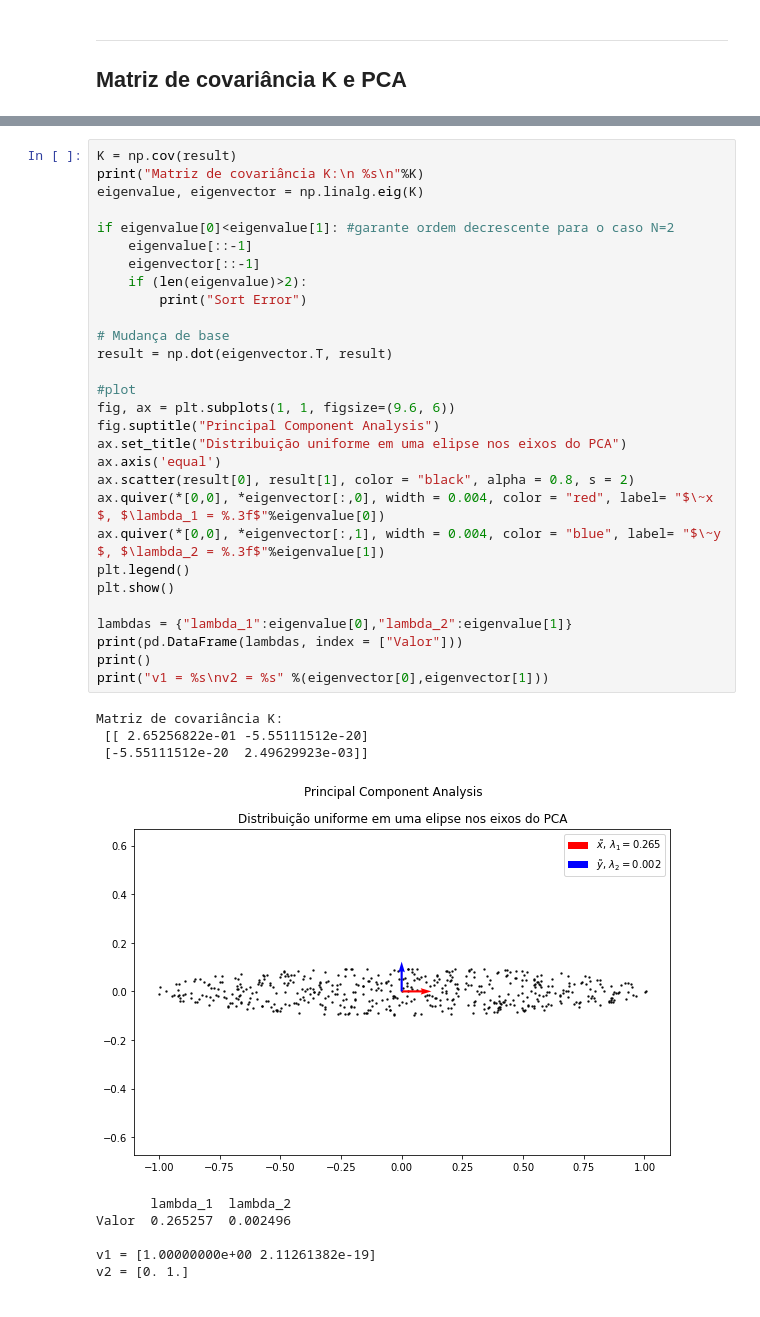
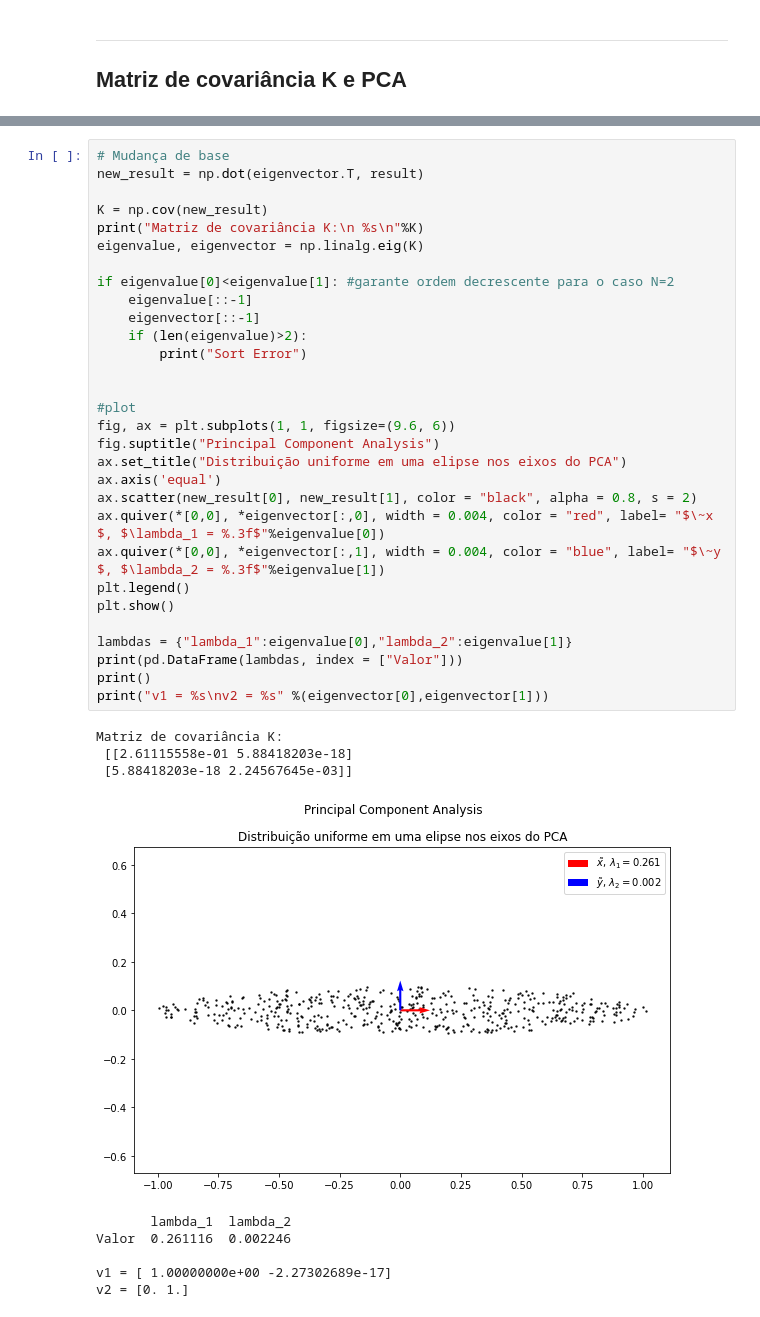
Before and after one commit to filipemarinho/pattern-recognition, a Jupyter notebook: P3/P3.ipynb, the cells around one changed output, grey strips where cells are left out. Saved outputs shown, nothing was run; the diff lists cells and outputs as text.

Commit message:
corrected PCA and add base change

```diff
--- a/P3/P3.ipynb
+++ b/P3/P3.ipynb
@@ -99,39 +99,40 @@ Para visualizar a distribuição nos eixos do PCA, que são os eixos de maior va
 # %%
-K = np.cov(result)
+# Mudança de base
+new_result = np.dot(eigenvector.T, result)
+
+K = np.cov(new_result)
 print("Matriz de covariância K:\n %s\n"%K)
 eigenvalue, eigenvector = np.linalg.eig(K)
 
 if eigenvalue[0]<eigenvalue[1]: #garante ordem decrescente para o caso N=2
     eigenvalue[::-1]
     eigenvector[::-1]
     if (len(eigenvalue)>2):
         print("Sort Error")
 
-# Mudança de base
-result = np.dot(eigenvector.T, result)
 
 #plot
 fig, ax = plt.subplots(1, 1, figsize=(9.6, 6))
 fig.suptitle("Principal Component Analysis")
 ax.set_title("Distribuição uniforme em uma elipse nos eixos do PCA")
 ax.axis('equal')
-ax.scatter(result[0], result[1], color = "black", alpha = 0.8, s = 2)
+ax.scatter(new_result[0], new_result[1], color = "black", alpha = 0.8, s = 2)
 ax.quiver(*[0,0], *eigenvector[:,0], width = 0.004, color = "red", label= "$\~x $, $\lambda_1 = %.3f$"%eigenvalue[0])
 ax.quiver(*[0,0], *eigenvector[:,1], width = 0.004, color = "blue", label= "$\~y  $, $\lambda_2 = %.3f$"%eigenvalue[1])
 plt.legend()
 plt.show()
 
 lambdas = {"lambda_1":eigenvalue[0],"lambda_2":eigenvalue[1]}
 print(pd.DataFrame(lambdas, index = ["Valor"]))
 print()
 print("v1 = %s\nv2 = %s" %(eigenvector[0],eigenvector[1]))
 # %% [output]
 Matriz de covariância K:
- [[ 2.65256822e-01 -5.55111512e-20]
- [-5.55111512e-20  2.49629923e-03]]
+ [[2.61115558e-01 5.88418203e-18]
+ [5.88418203e-18 2.24567645e-03]]
-[figure, old version]
+[figure, new version]
        lambda_1  lambda_2
-Valor  0.265257  0.002496
+Valor  0.261116  0.002246
 
-v1 = [1.00000000e+00 2.11261382e-19]
+v1 = [ 1.00000000e+00 -2.27302689e-17]
 v2 = [0. 1.]
```
Also changed, not shown: parts of 4 cells of this notebook.
